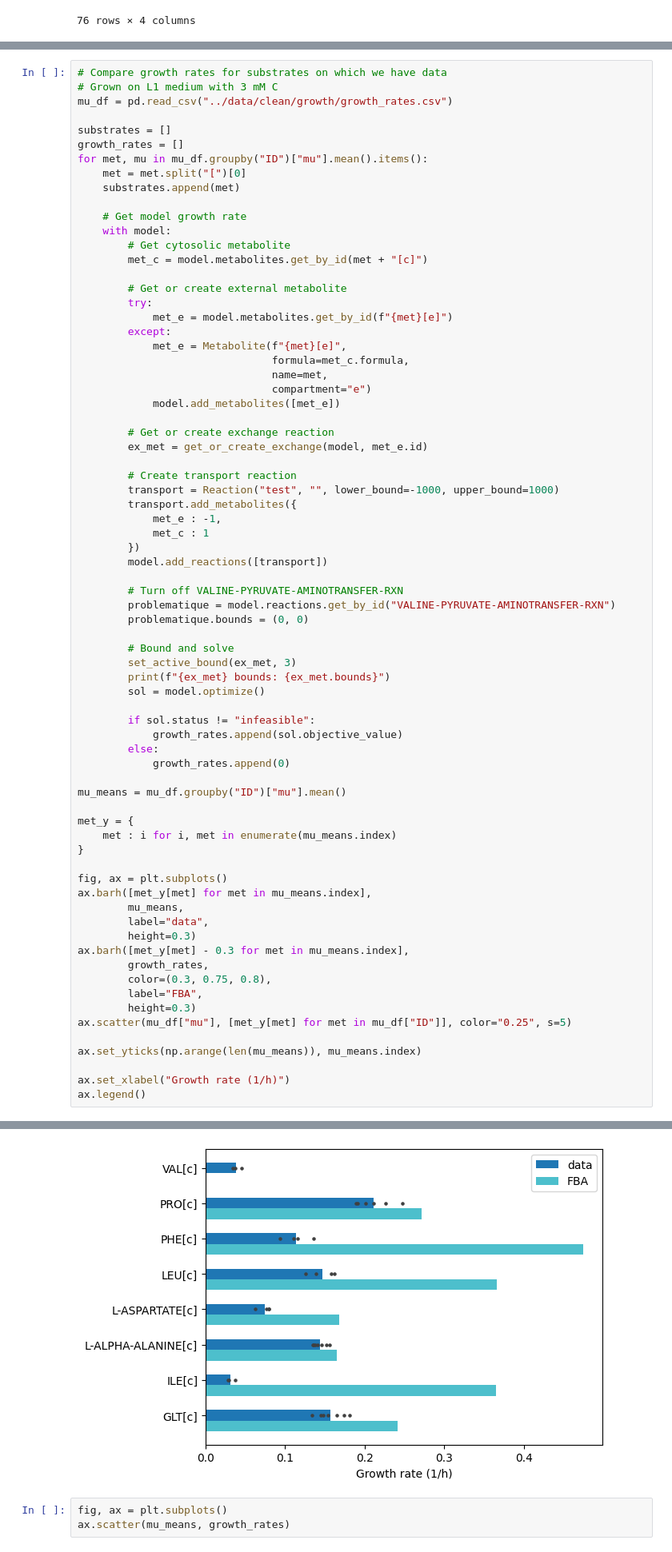
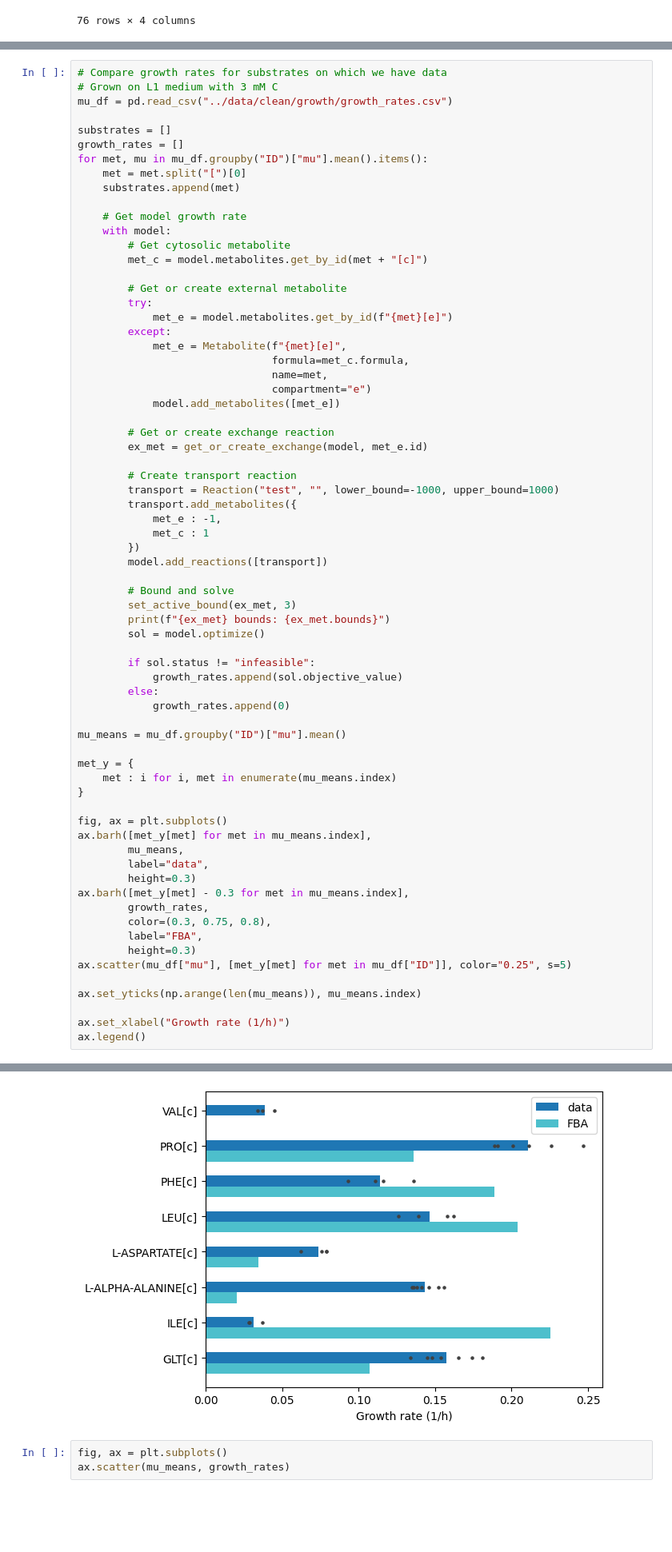
Before and after one commit to C-CoMP-STC/rpom-fba, a Jupyter notebook: figures/growth_no_growth.ipynb, the cells around one changed output, grey strips where cells are left out. Shown at 80% size. Drawn from its saved outputs; the diff is of its cells as text; blank space fills up the shorter version.

```diff
--- a/figures/growth_no_growth.ipynb
+++ b/figures/growth_no_growth.ipynb
@@ -348,10 +291,6 @@ for met, mu in mu_df.groupby("ID")["mu"].mean().items():
         })
         model.add_reactions([transport])
 
-        # Turn off VALINE-PYRUVATE-AMINOTRANSFER-RXN
-        problematique = model.reactions.get_by_id("VALINE-PYRUVATE-AMINOTRANSFER-RXN")
-        problematique.bounds = (0, 0)
-
         # Bound and solve
         set_active_bound(ex_met, 3)
         print(f"{ex_met} bounds: {ex_met.bounds}")
@@ -367,34 +306,34 @@ mu_means = mu_df.groupby("ID")["mu"].mean()
 met_y = {
     met : i for i, met in enumerate(mu_means.index)
 }
 
 fig, ax = plt.subplots()
 ax.barh([met_y[met] for met in mu_means.index],
         mu_means,
         label="data",
         height=0.3)
 ax.barh([met_y[met] - 0.3 for met in mu_means.index],
         growth_rates,
         color=(0.3, 0.75, 0.8),
         label="FBA",
         height=0.3)
 ax.scatter(mu_df["mu"], [met_y[met] for met in mu_df["ID"]], color="0.25", s=5)
 
 ax.set_yticks(np.arange(len(mu_means)), mu_means.index)
 
 ax.set_xlabel("Growth rate (1/h)")
 ax.legend()
 # %% [output]
 EX_glt: GLT[e] <=>  bounds: (-3, 1000.0)
 EX_ILE[e]: ILE[e] <=>  bounds: (-3, 1000.0)
 EX_L-ALPHA-ALANINE[e]: L-ALPHA-ALANINE[e] <=>  bounds: (-3, 1000.0)
 EX_L-ASPARTATE[e]: L-ASPARTATE[e] <=>  bounds: (-3, 1000.0)
 EX_LEU[e]: LEU[e] <=>  bounds: (-3, 1000.0)
 EX_PHE[e]: PHE[e] <=>  bounds: (-3, 1000.0)
 EX_PRO[e]: PRO[e] <=>  bounds: (-3, 1000.0)
 EX_VAL[e]: VAL[e] <=>  bounds: (-3, 1000.0)
 <matplotlib.legend.Legend at 0x...>
-[figure, old version]
+[figure, new version]
 # %%
 fig, ax = plt.subplots()
 ax.scatter(mu_means, growth_rates)
```
Also changed, not shown: parts of 9 cells of this notebook, 19 other files.
